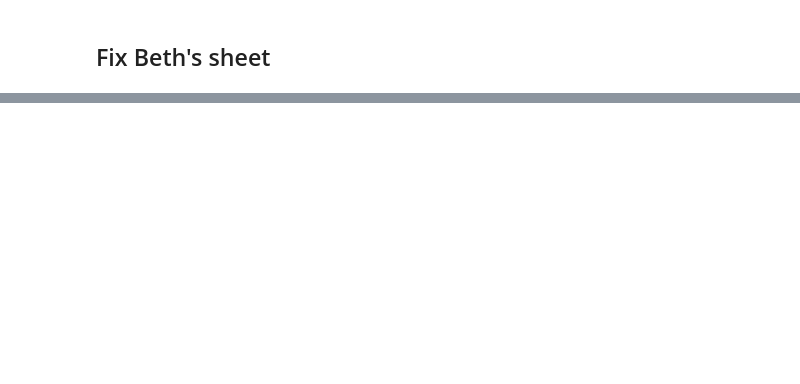
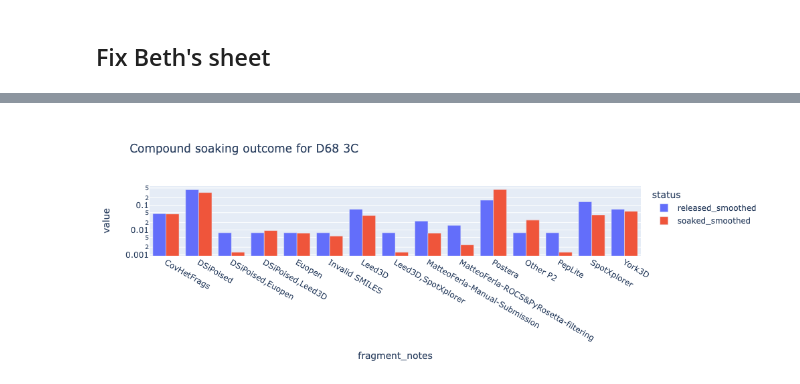
Before and after one commit to matteoferla/EV-D68-3C-protease, a Jupyter notebook: XChem2Postera-corrections/xchem2asap.ipynb, the cells around one changed output, grey strips where cells are left out. Saved outputs shown, nothing was run; the diff lists cells and outputs as text; code cells hidden in the pictures; blank space fills up the shorter version.

```diff
--- a/XChem2Postera-corrections/xchem2asap.ipynb
+++ b/XChem2Postera-corrections/xchem2asap.ipynb
@@ -287,0 +404,21 @@ GetMorganFingerprintAsBitVect(...)
+# %%
+def laplace_smooth(series, alpha=1):
+    """Laplace smoothing of a pandas Series."""
+    # Total count of all categories
+    N = series.sum()
+    # Number of unique categories
+    K = len(series)
+    # Apply Laplace smoothing formula
+    smoothed = (series + alpha) / (N + alpha * K)
+    return smoothed
+
+pivotted.loc['soaked_smoothed'] = laplace_smooth(pivotted.loc['Analysis in progress'])
+pivotted.loc['released_smoothed'] = laplace_smooth(pivotted.loc['Completed - structure released'] )
+
+fig = px.bar(pivotted.transpose()[['released_smoothed', 'soaked_smoothed']],
+      title='Compound soaking outcome for D68 3C', log_y=True
+      )
+fig.update_layout(barmode='group')
+fig
+# %% [output]
+[figure, added]
```
Also changed, not shown: parts of 29 cells of this notebook, 5 other files.
